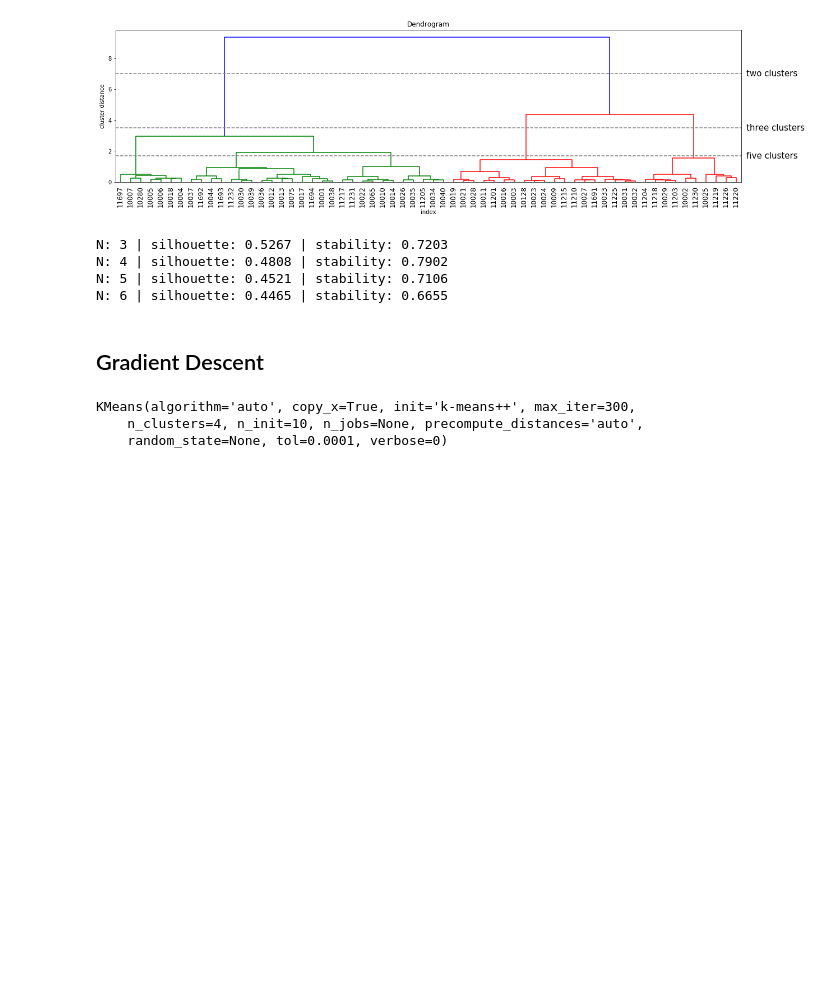
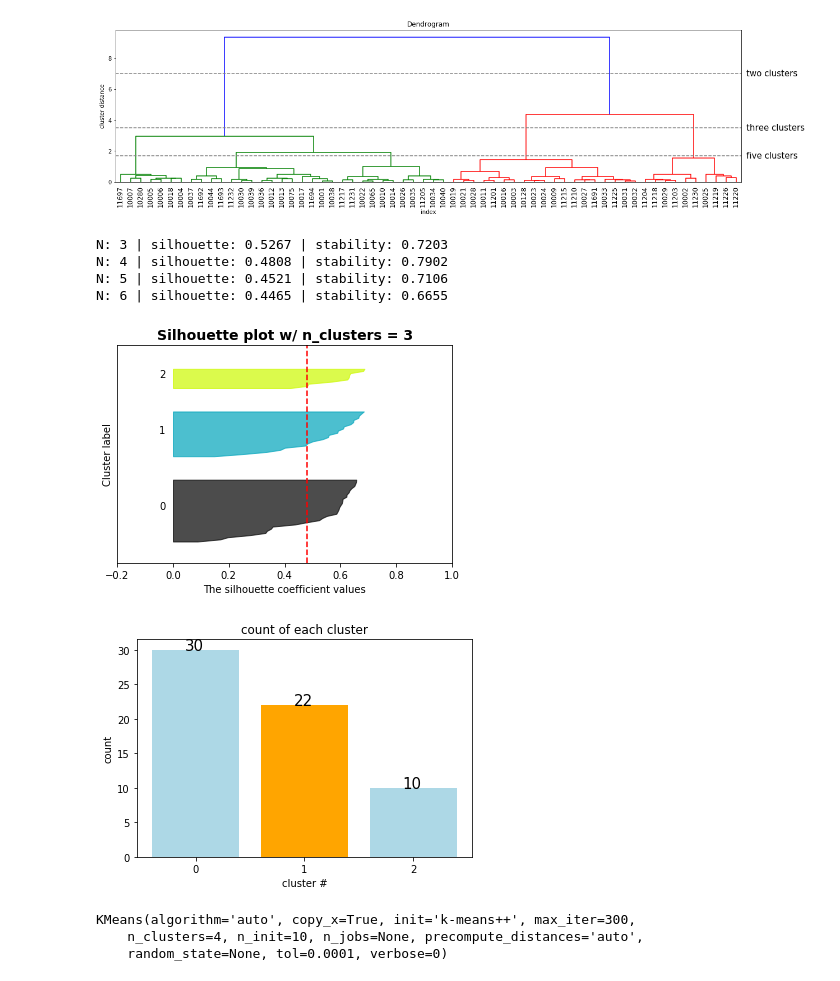
Before and after one commit to pinhao1994/ads-on-the-run, a Jupyter notebook: cluster/k_means_standardized_amenities.ipynb, the cells around one changed output. Drawn from its saved outputs; the diff is of its cells as text; code cells hidden in the pictures; blank space fills up the shorter version.

```diff
--- a/cluster/k_means_standardized_amenities.ipynb
+++ b/cluster/k_means_standardized_amenities.ipynb
@@ -113,8 +113,23 @@ N: 3 | silhouette: 0.5267 | stability: 0.7203
 N: 4 | silhouette: 0.4808 | stability: 0.7902
 N: 5 | silhouette: 0.4521 | stability: 0.7106
 N: 6 | silhouette: 0.4465 | stability: 0.6655
-# %% [markdown]
-## Gradient Descent
+# %%
+kmeans = KMeans(n_clusters=3)
+kmeans.fit(df_main)
+silhouette_plot(df_main, kmeans.labels_, 3, score=0.4808)
+
+count = Counter(kmeans.labels_)
+x_cluster, y_height = zip(*count.items())
+
+plt.bar(x=x_cluster, height=y_height, tick_label=x_cluster, color=["lightblue", "orange"])
+for i, j in count.items(): plt.text(x=i-.1, y=j, s=j, fontdict={"fontsize": 15})
+plt.ylabel("count")
+plt.xlabel("cluster #")
+plt.title("count of each cluster")
+plt.show()
+# %% [output]
+[figure, added]
+[figure, added]
 # %%
 kmeans = KMeans(n_clusters=4)
 kmeans.fit(df_main)
```
Also changed, not shown: parts of 1 cell of this notebook.
